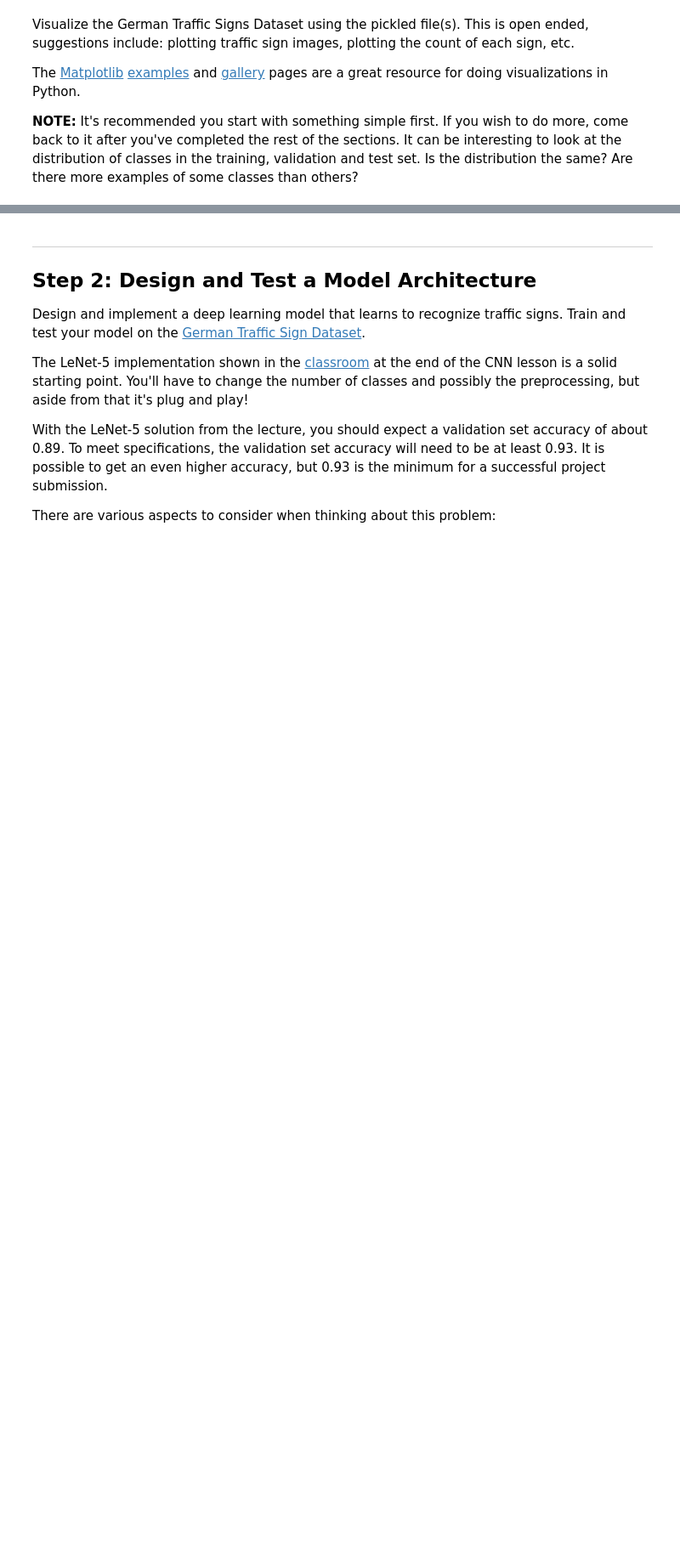
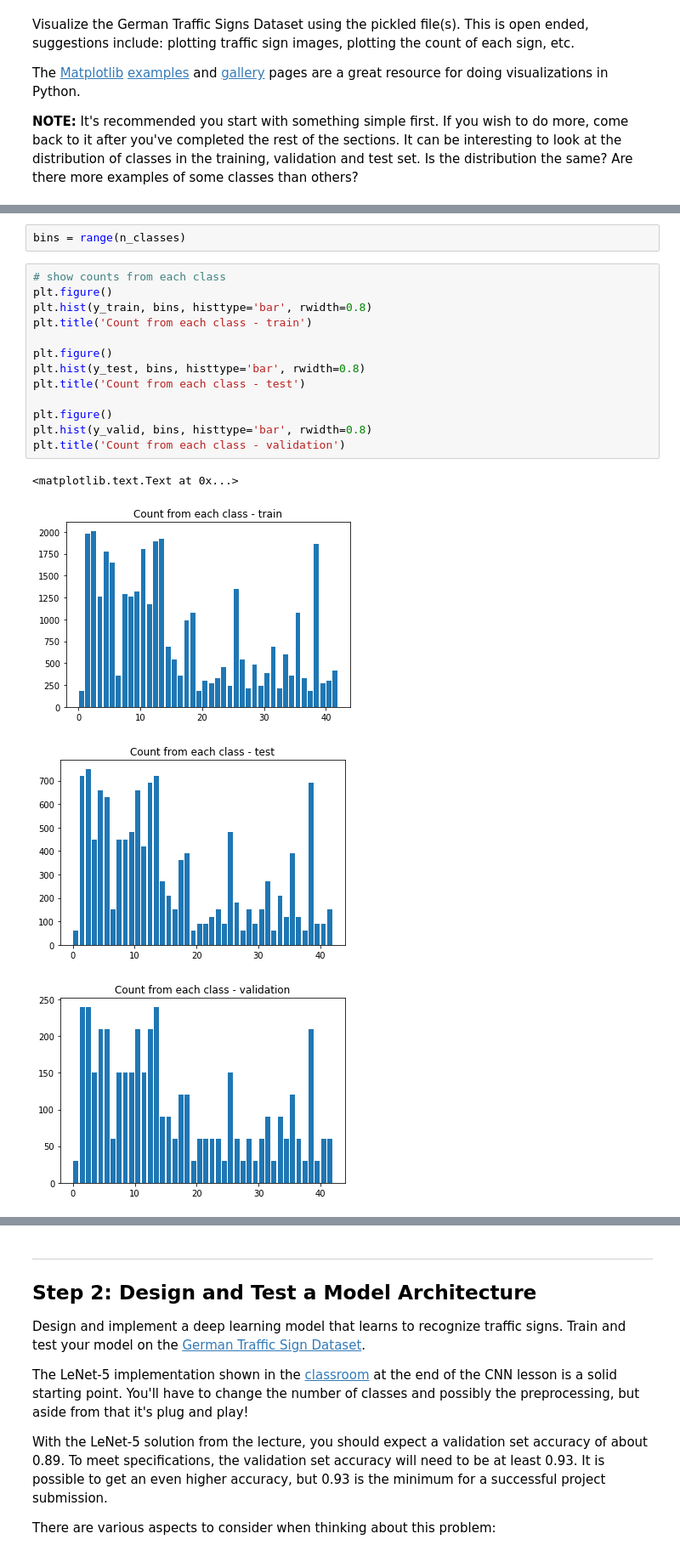
Before and after one commit to moomou/CarND-Traffic-Sign-Classifier-Project, a Jupyter notebook: Traffic_Sign_Classifier.ipynb, the cells around one changed output, grey strips where cells are left out. Shown at 85% size. Saved outputs shown, nothing was run; the diff lists cells and outputs as text; blank space fills up the shorter version.

```diff
--- a/Traffic_Sign_Classifier.ipynb
+++ b/Traffic_Sign_Classifier.ipynb
@@ -115,0 +119,20 @@ import matplotlib.pyplot as plt
+# %%
+bins = range(n_classes)
+# %%
+# show counts from each class
+plt.figure()
+plt.hist(y_train, bins, histtype='bar', rwidth=0.8)
+plt.title('Count from each class - train')
+
+plt.figure()
+plt.hist(y_test, bins, histtype='bar', rwidth=0.8)
+plt.title('Count from each class - test')
+
+plt.figure()
+plt.hist(y_valid, bins, histtype='bar', rwidth=0.8)
+plt.title('Count from each class - validation')
+# %% [output]
+<matplotlib.text.Text at 0x...>
+[figure, added]
+[figure, added]
+[figure, added]
```
Also changed, not shown: parts of 15 cells of this notebook, 7 other files.
